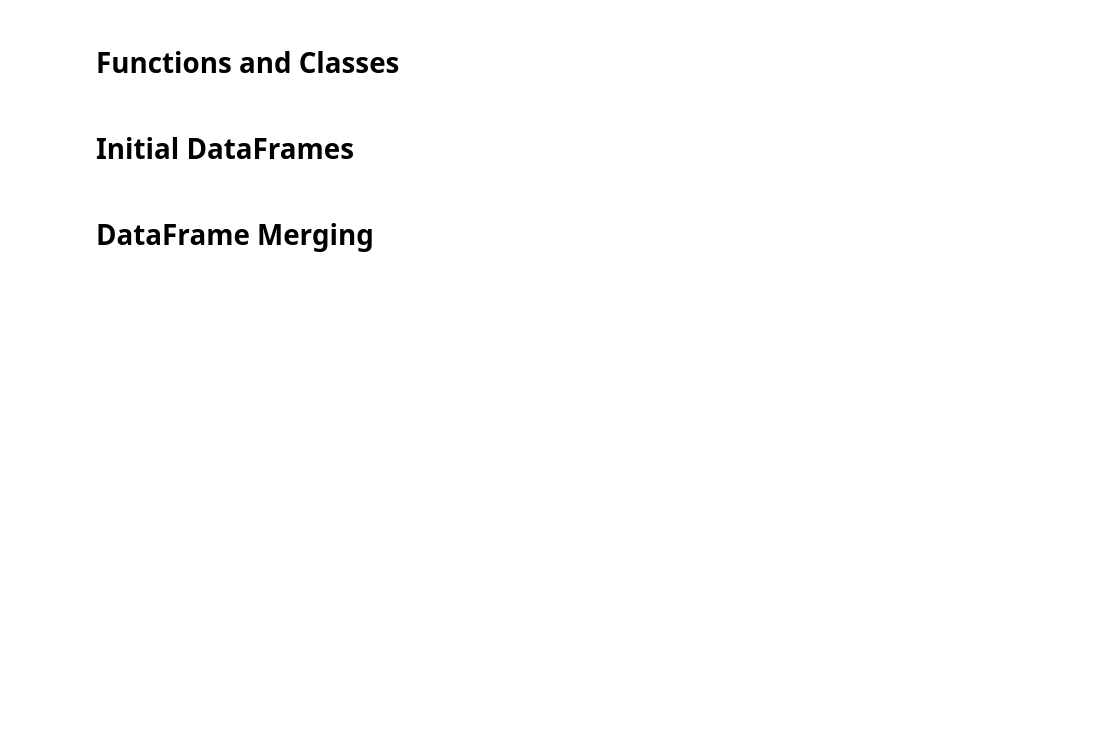
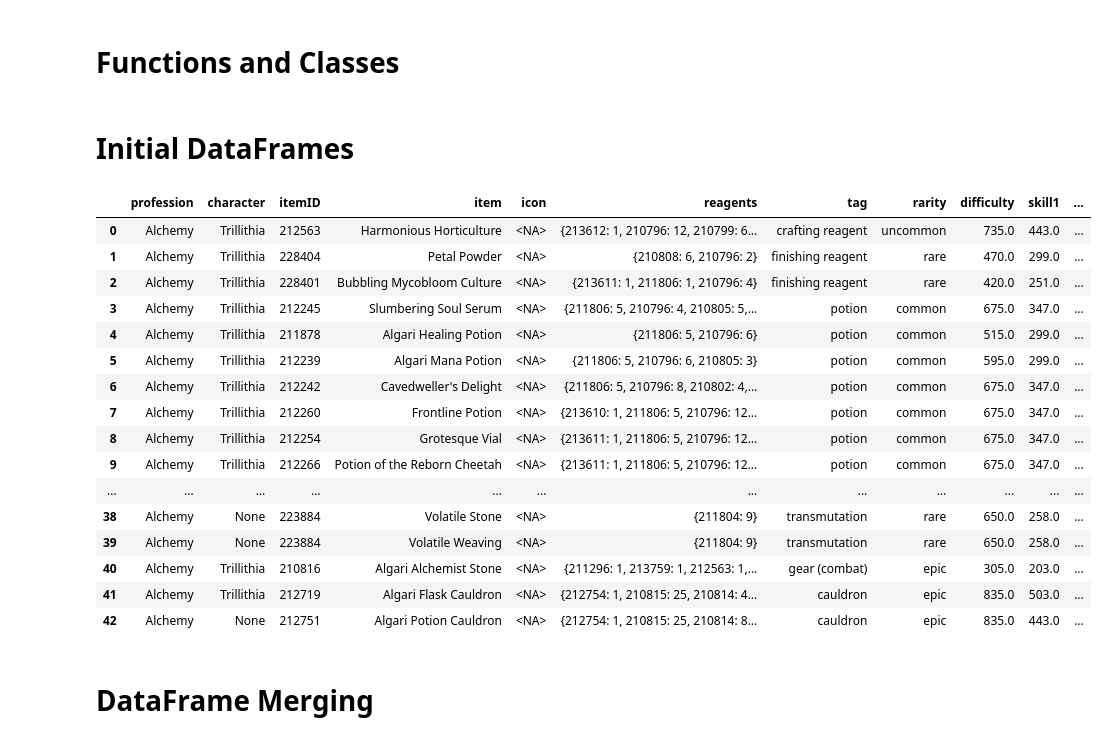
Before and after one commit to wm706513/profession-site, a Jupyter notebook: data_generation/the_war_within/data_gen_TWW.ipynb, the cells around one changed output. Saved outputs shown, nothing was run; the diff lists cells and outputs as text; code cells hidden in the pictures; blank space fills up the shorter version.

Commit message:
Bug Fixes
Fix various bugs in data generation, html files, and data files.

Update tailoring knowledge points allocated

```diff
--- a/data_generation/the_war_within/data_gen_TWW.ipynb
+++ b/data_generation/the_war_within/data_gen_TWW.ipynb
@@ -65,0 +54,10 @@ def getItems(profession):
+# %%
+def getReagents(professionName, itemID, itemName):
+    with open(DATA_DIR+professionName.lower()+'_recipes.json') as file:
+        recipes = json.load(file)
+
+    for recipe in recipes:
+        if recipe.get('itemID')==str(itemID) and recipe.get('itemName')==itemName:
+            return {int(k):int(v) for k,v in recipe.get('reagents').items()}
+    else:
+        raise KeyError(f'Item ID "{itemID}" with item name "{itemName}" not found')
@@ -356,20 +288,40 @@ baseStats = pd.read_csv(DATA_DIR+'base_stats.csv')
 # %%
-alchemy = getProfession(DATA_DIR+'alchemy.csv', 'Alchemy')
-alchemy2 = getProfession(DATA_DIR+'alchemy2.csv', 'Alchemy')
-blacksmithing = getProfession(DATA_DIR+'blacksmithing.csv', 'Blacksmithing')
-blacksmithing2 = getProfession(DATA_DIR+'blacksmithing2.csv', 'Blacksmithing')
-cooking = getProfession(DATA_DIR+'cooking.csv', 'Cooking')
-enchanting = getProfession(DATA_DIR+'enchanting.csv', 'Enchanting')
-enchanting2 = getProfession(DATA_DIR+'enchanting2.csv', 'Enchanting')
-engineering = getProfession(DATA_DIR+'engineering.csv', 'Engineering')
-inscription = getProfession(DATA_DIR+'inscription.csv', 'Inscription')
-inscription2 = getProfession(DATA_DIR+'inscription2.csv', 'Inscription')
-jewelcrafting = getProfession(DATA_DIR+'jewelcrafting.csv', 'Jewelcrafting')
-jewelcrafting2 = getProfession(DATA_DIR+'jewelcrafting2.csv', 'Jewelcrafting')
-leatherworking = getProfession(DATA_DIR+'leatherworking.csv', 'Leatherworking')
-leatherworking2 = getProfession(DATA_DIR+'leatherworking2.csv', 'Leatherworking')
-tailoring = getProfession(DATA_DIR+'tailoring.csv', 'Tailoring')
-tailoring2 = getProfession(DATA_DIR+'tailoring2.csv', 'Tailoring')
+alchemy = getProfession('Alchemy', 'Trillithia')
+alchemy2 = getProfession('Alchemy', 'Sillik')
+blacksmithing = getProfession('Blacksmithing', 'Zarastannil')
+blacksmithing2 = getProfession('Blacksmithing', 'Nystelil')
+cooking = getProfession('Cooking', 'Trillithia')
+enchanting = getProfession('Enchanting', 'Linidel')
+enchanting2 = getProfession('Enchanting', 'Mellasona')
+engineering = getProfession('Engineering', 'Trillithia')
+inscription = getProfession('Inscription', 'Mellasona')
+inscription2 = getProfession('Inscription', 'Lindinil')
+jewelcrafting = getProfession('Jewelcrafting', 'Nystelil')
+jewelcrafting2 = getProfession('Jewelcrafting', 'Zarastannil')
+leatherworking = getProfession('Leatherworking', 'Braevele')
+leatherworking2 = getProfession('Leatherworking', 'Lindinil')
+tailoring = getProfession('Tailoring', 'Linidel')
+tailoring2 = getProfession('Tailoring', 'Braevele')
+# %%
+alchemy.get_table()
+# %% [output]
+|  | profession | character | itemID | item | icon | reagents | tag | rarity | difficulty | skill1 | ... |
+| 0 | Alchemy | Trillithia | 212563 | Harmonious Horticulture | <NA> | {213612: 1, 210796: 12, 210799: 6... | crafting reagent | uncommon | 735.0 | 443.0 | ... |
+| 1 | Alchemy | Trillithia | 228404 | Petal Powder | <NA> | {210808: 6, 210796: 2} | finishing reagent | rare | 470.0 | 299.0 | ... |
+| 2 | Alchemy | Trillithia | 228401 | Bubbling Mycobloom Culture | <NA> | {213611: 1, 211806: 1, 210796: 4} | finishing reagent | rare | 420.0 | 251.0 | ... |
+| 3 | Alchemy | Trillithia | 212245 | Slumbering Soul Serum | <NA> | {211806: 5, 210796: 4, 210805: 5,... | potion | common | 675.0 | 347.0 | ... |
+| 4 | Alchemy | Trillithia | 211878 | Algari Healing Potion | <NA> | {211806: 5, 210796: 6} | potion | common | 515.0 | 299.0 | ... |
+| 5 | Alchemy | Trillithia | 212239 | Algari Mana Potion | <NA> | {211806: 5, 210796: 6, 210805: 3} | potion | common | 595.0 | 299.0 | ... |
+| 6 | Alchemy | Trillithia | 212242 | Cavedweller's Delight | <NA> | {211806: 5, 210796: 8, 210802: 4,... | potion | common | 675.0 | 347.0 | ... |
+| 7 | Alchemy | Trillithia | 212260 | Frontline Potion | <NA> | {213610: 1, 211806: 5, 210796: 12... | potion | common | 675.0 | 347.0 | ... |
+| 8 | Alchemy | Trillithia | 212254 | Grotesque Vial | <NA> | {213611: 1, 211806: 5, 210796: 12... | potion | common | 675.0 | 347.0 | ... |
+| 9 | Alchemy | Trillithia | 212266 | Potion of the Reborn Cheetah | <NA> | {213611: 1, 211806: 5, 210796: 12... | potion | common | 675.0 | 347.0 | ... |
+| ... | ... | ... | ... | ... | ... | ... | ... | ... | ... | ... | ... |
+| 38 | Alchemy | None | 223884 | Volatile Stone | <NA> | {211804: 9} | transmutation | rare | 650.0 | 258.0 | ... |
+| 39 | Alchemy | None | 223884 | Volatile Weaving | <NA> | {211804: 9} | transmutation | rare | 650.0 | 258.0 | ... |
+| 40 | Alchemy | Trillithia | 210816 | Algari Alchemist Stone | <NA> | {211296: 1, 213759: 1, 212563: 1,... | gear (combat) | epic | 305.0 | 203.0 | ... |
+| 41 | Alchemy | Trillithia | 212719 | Algari Flask Cauldron | <NA> | {212754: 1, 210815: 25, 210814: 4... | cauldron | epic | 835.0 | 503.0 | ... |
+| 42 | Alchemy | None | 212751 | Algari Potion Cauldron | <NA> | {212754: 1, 210815: 25, 210814: 8... | cauldron | epic | 835.0 | 443.0 | ... |
 # %% [markdown]
 # DataFrame Merging
 # %%
```
Also changed, not shown: parts of 17 cells of this notebook, 8 other files.
